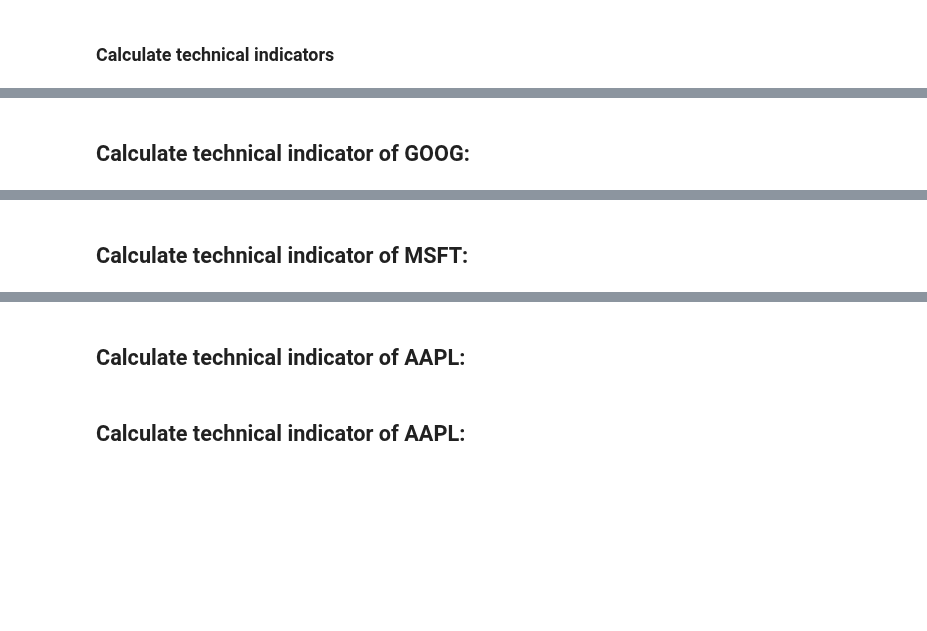
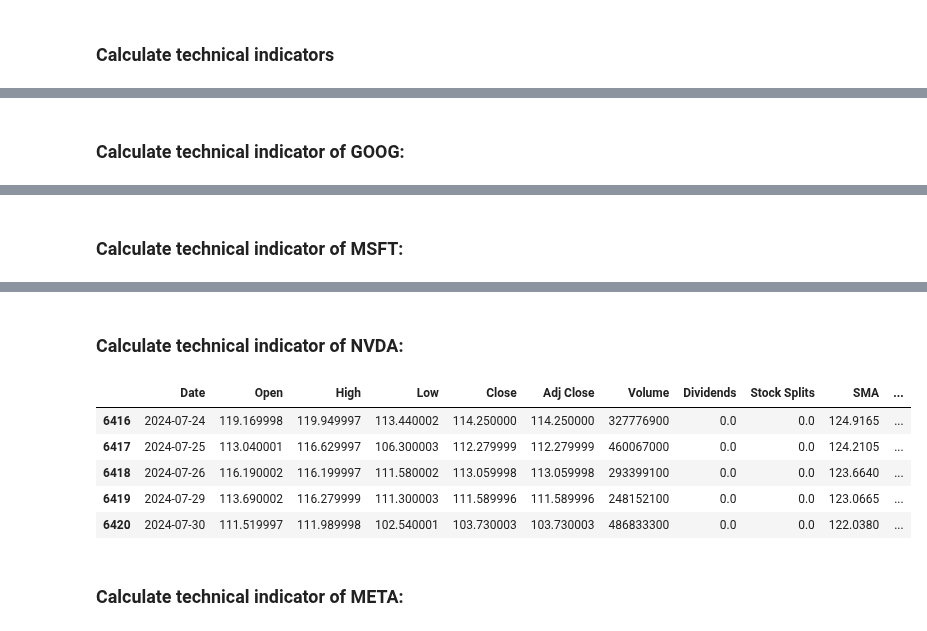
Before and after one commit to Ofgeha-Gelana/SentimentStockPredictor, a Jupyter notebook: notebooks/quantitative analyses.ipynb, the cells around one changed output, grey strips where cells are left out. Cells and saved outputs as stored; diff of their text form; code cells hidden in the pictures; blank space fills up the shorter version.

Commit message:
calculate technical indicators

```diff
--- a/notebooks/quantitative analyses.ipynb
+++ b/notebooks/quantitative analyses.ipynb
@@ -188,7 +188,7 @@ stock_data_aapl.tail()
 | 10996 | 2024-07-29 | 216.960007 | 219.300003 | 215.750000 | 218.240005 | 217.987686 | 36311800 | 0.0 | 0.0 | 225.014500 | ... |
 | 10997 | 2024-07-30 | 219.190002 | 220.330002 | 216.119995 | 218.800003 | 218.547043 | 41643800 | 0.0 | 0.0 | 225.117001 | ... |
 # %% [markdown]
-## Calculate technical indicator of GOOG:
+### Calculate technical indicator of GOOG:
 # %%
 calculateTechnicalIndicator(stock_data_goog)
 stock_data_goog.tail()
@@ -200,7 +200,7 @@ stock_data_goog.tail()
 | 5018 | 2024-07-29 | 170.500000 | 172.160004 | 169.720001 | 171.130005 | 171.130005 | 13768900 | 0.0 | 0.0 | 183.166001 | ... |
 | 5019 | 2024-07-30 | 171.830002 | 172.949997 | 170.119995 | 171.860001 | 171.860001 | 13681400 | 0.0 | 0.0 | 182.534501 | ... |
 # %% [markdown]
-## Calculate technical indicator of MSFT:
+### Calculate technical indicator of MSFT:
 # %%
 calculateTechnicalIndicator(stock_data_msft)
 stock_data_msft.tail()
@@ -212,6 +212,16 @@ stock_data_msft.tail()
 | 9670 | 2024-07-29 | 431.579987 | 432.149994 | 424.700012 | 426.730011 | 425.962250 | 15125800 | 0.0 | 0.0 | 447.809497 | ... |
 | 9671 | 2024-07-30 | 427.720001 | 429.049988 | 417.359985 | 422.920013 | 422.159119 | 32687600 | 0.0 | 0.0 | 446.118997 | ... |
 # %% [markdown]
-## Calculate technical indicator of AAPL:
+### Calculate technical indicator of NVDA:
+# %%
+calculateTechnicalIndicator(stock_data_nvda)
+stock_data_nvda.tail()
+# %% [output]
+|  | Date | Open | High | Low | Close | Adj Close | Volume | Dividends | Stock Splits | SMA | ... |
+| 6416 | 2024-07-24 | 119.169998 | 119.949997 | 113.440002 | 114.250000 | 114.250000 | 327776900 | 0.0 | 0.0 | 124.9165 | ... |
+| 6417 | 2024-07-25 | 113.040001 | 116.629997 | 106.300003 | 112.279999 | 112.279999 | 460067000 | 0.0 | 0.0 | 124.2105 | ... |
+| 6418 | 2024-07-26 | 116.190002 | 116.199997 | 111.580002 | 113.059998 | 113.059998 | 293399100 | 0.0 | 0.0 | 123.6640 | ... |
+| 6419 | 2024-07-29 | 113.690002 | 116.279999 | 111.300003 | 111.589996 | 111.589996 | 248152100 | 0.0 | 0.0 | 123.0665 | ... |
+| 6420 | 2024-07-30 | 111.519997 | 111.989998 | 102.540001 | 103.730003 | 103.730003 | 486833300 | 0.0 | 0.0 | 122.0380 | ... |
 # %% [markdown]
-## Calculate technical indicator of AAPL:
+### Calculate technical indicator of META:
```
Also changed, not shown: parts of 7 cells of this notebook.
